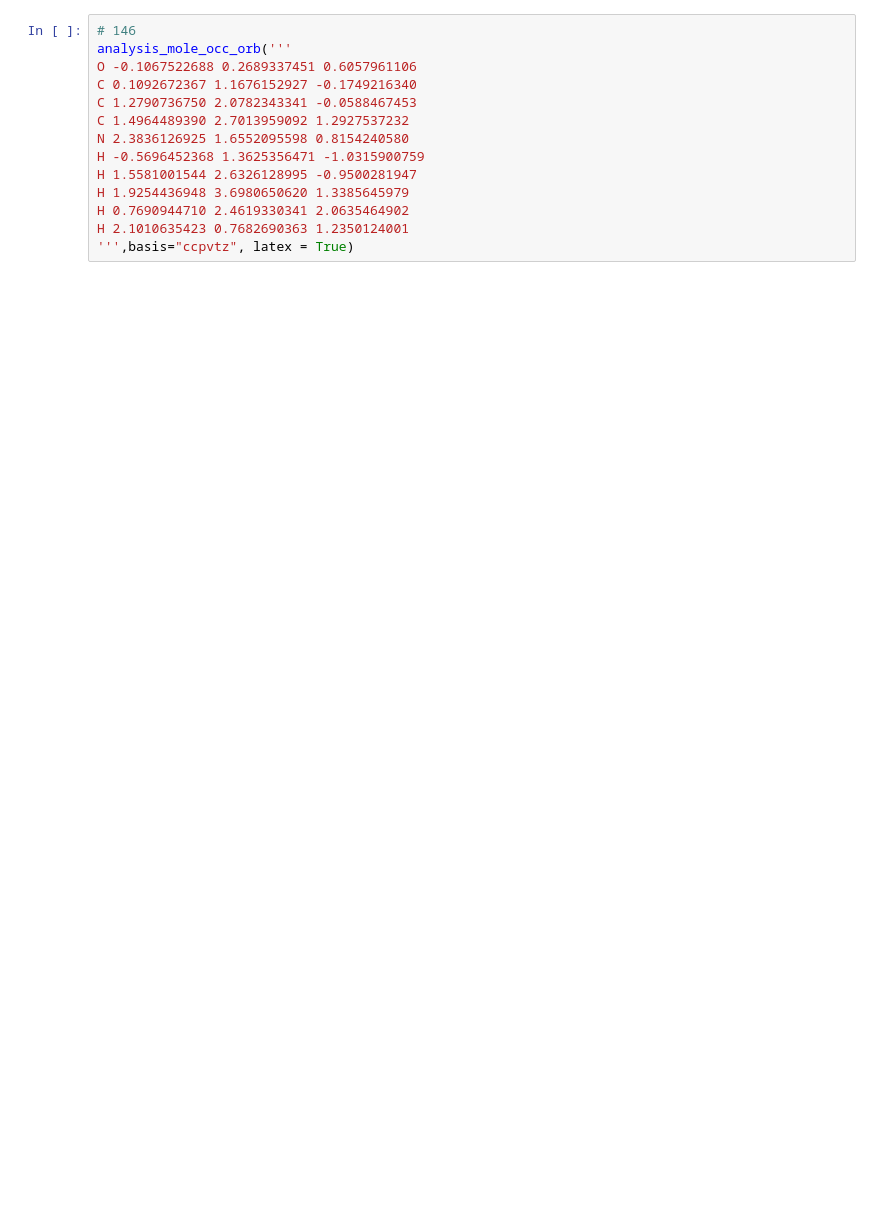
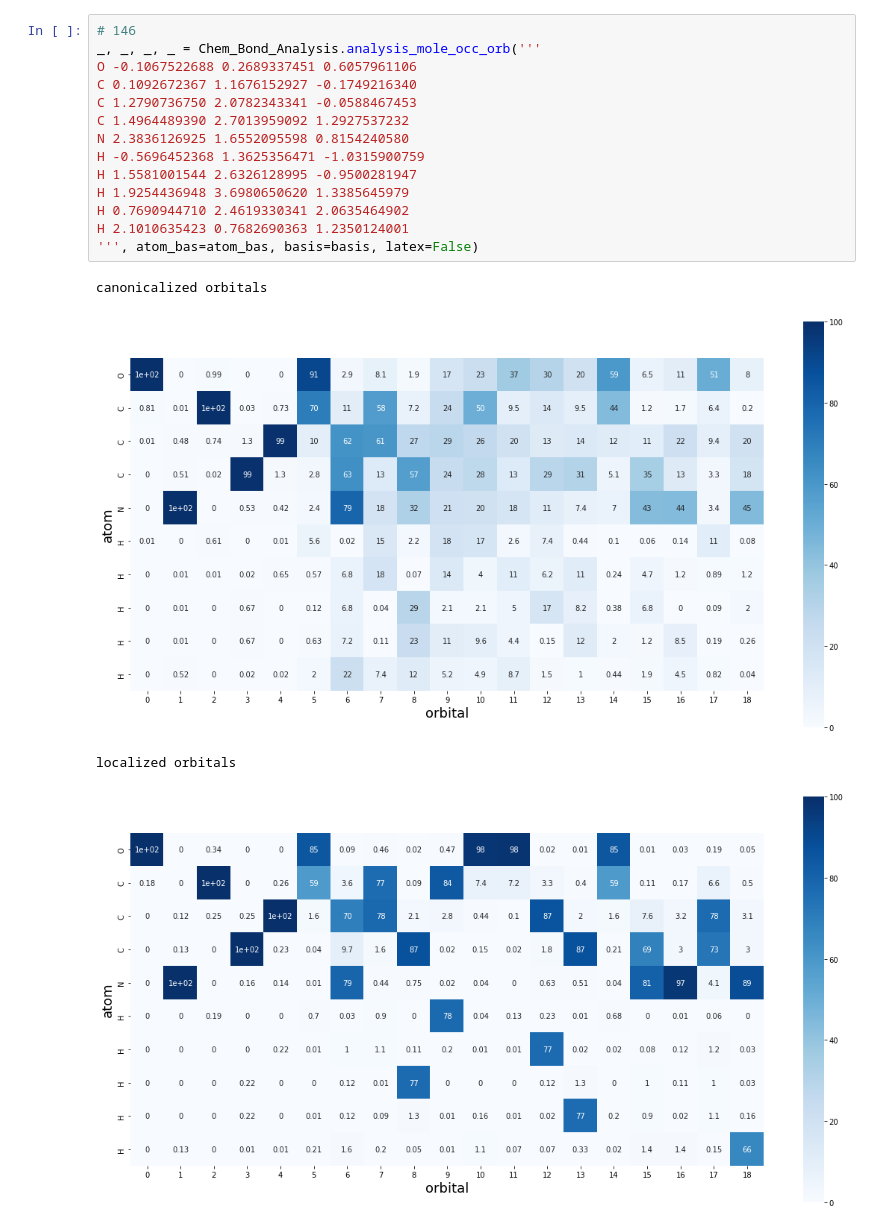
Before and after one commit to NingZhang1/pyscf_util, a Jupyter notebook: develop_pyscf.ipynb, the cells around one changed output. Cells and saved outputs as stored; diff of their text form; blank space fills up the shorter version.

```diff
--- a/develop_pyscf.ipynb
+++ b/develop_pyscf.ipynb
@@ -238,14 +83,19 @@ H -0.0073527155 -0.5110280517 2.0524576694
 # %%
 # 146
-analysis_mole_occ_orb('''
+_, _, _, _ = Chem_Bond_Analysis.analysis_mole_occ_orb('''
 O -0.1067522688 0.2689337451 0.6057961106
 C 0.1092672367 1.1676152927 -0.1749216340
 C 1.2790736750 2.0782343341 -0.0588467453
 C 1.4964489390 2.7013959092 1.2927537232
 N 2.3836126925 1.6552095598 0.8154240580
 H -0.5696452368 1.3625356471 -1.0315900759
 H 1.5581001544 2.6326128995 -0.9500281947
 H 1.9254436948 3.6980650620 1.3385645979
 H 0.7690944710 2.4619330341 2.0635464902
 H 2.1010635423 0.7682690363 1.2350124001
-''',basis="ccpvtz", latex = True)
+''', atom_bas=atom_bas, basis=basis, latex=False)
+# %% [output]
+canonicalized orbitals
+[figure, added]
+localized orbitals
+[figure, added]
```
Also changed, not shown: parts of 9 cells of this notebook, 7 other files.
